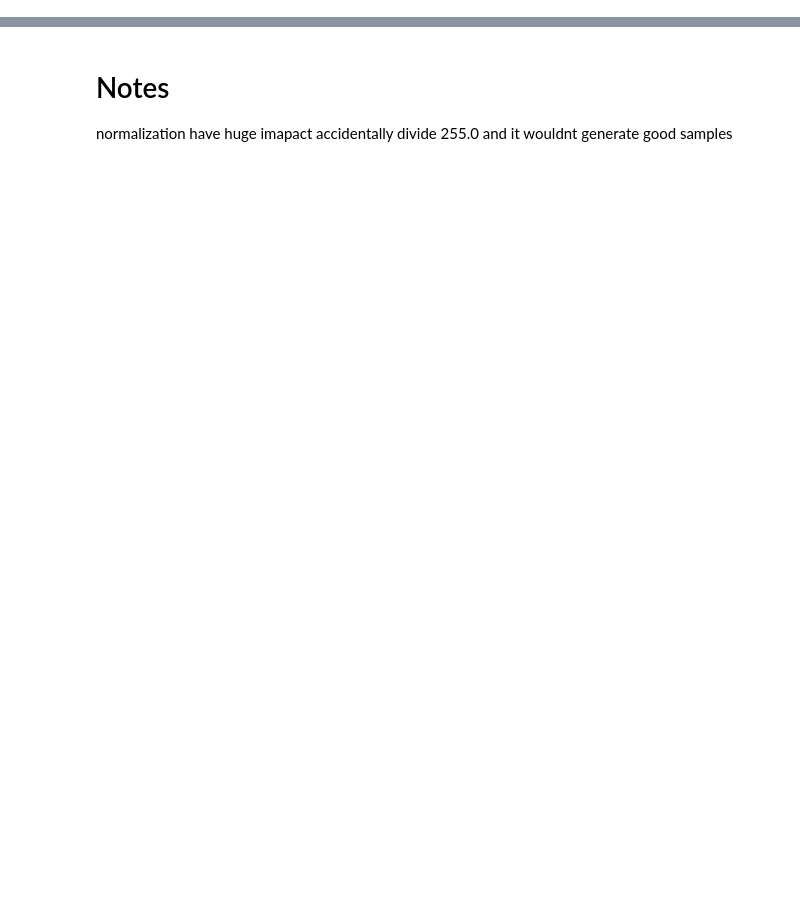
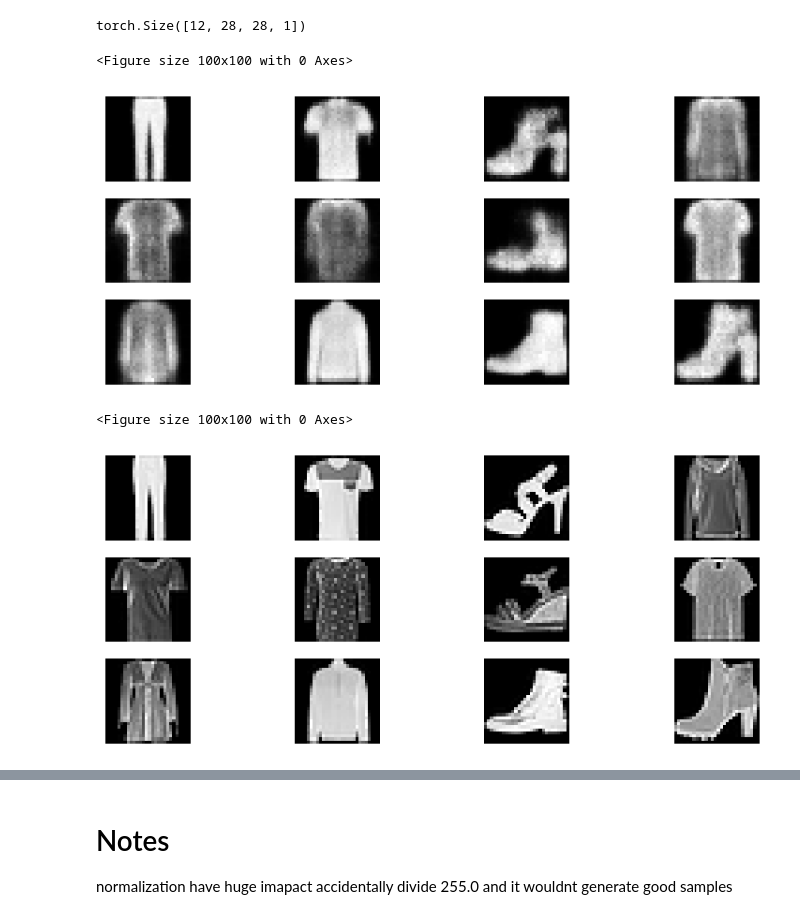
Before and after one commit to majidsh97/AE, a Jupyter notebook: AE.ipynb, the cells around one changed output, grey strips where cells are left out. Drawn from its saved outputs; the diff is of its cells as text; code cells hidden in the pictures; blank space fills up the shorter version.

```diff
--- a/AE.ipynb
+++ b/AE.ipynb
@@ -183,0 +173,18 @@ torch.Size([12, 28, 28, 1])
+# %%
+import torch.utils
+import torch.utils.data
+
+
+#test_data = test
+sampler = torch.utils.data.RandomSampler(test_data,num_samples=12)
+test_loader = DataLoader(test_data,12,collate_fn=custom_collate_fn,sampler=sampler)
+
+image,lable = next(iter(test_loader))
+show_preds(image[:12])
+show_preds(image[:12].cpu().moveaxis(1,-1),True)
+# %% [output]
+torch.Size([12, 28, 28, 1])
+<Figure size 100x100 with 0 Axes>
+[figure, added]
+<Figure size 100x100 with 0 Axes>
+[figure, added]
```
Also changed, not shown: parts of 4 cells of this notebook.
